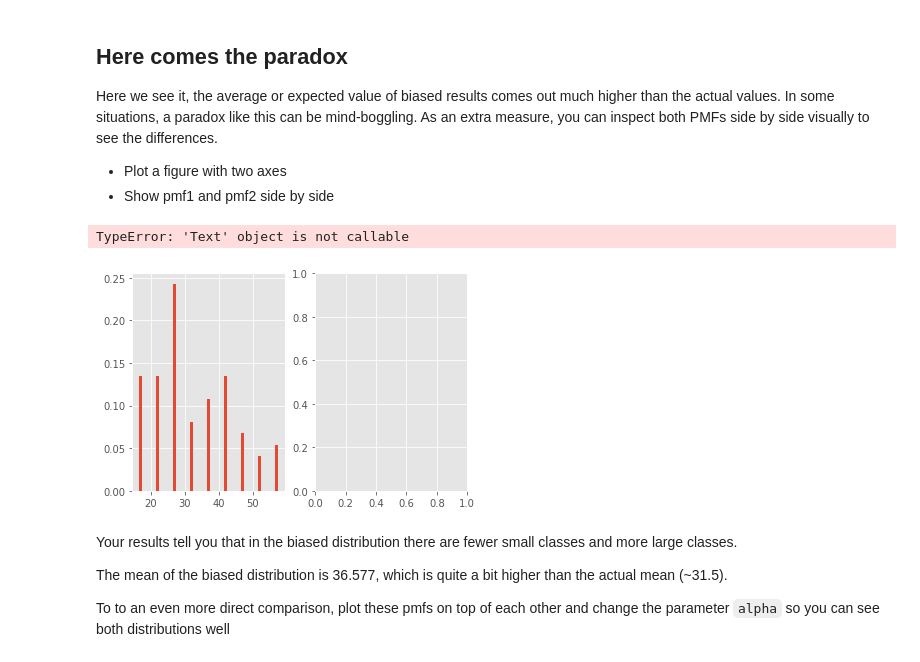
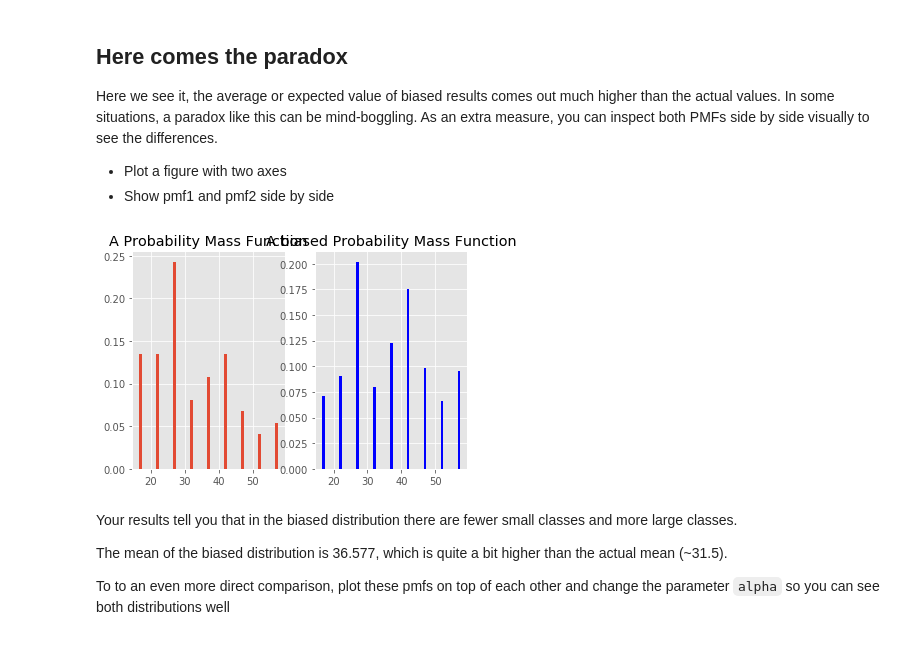
Before and after one commit to Jpeck219/dsc-probability-mass-function-lab-nyc-ds-060319, a Jupyter notebook: index.ipynb, the cells around one changed output. Saved outputs shown, nothing was run; the diff lists cells and outputs as text; code cells hidden in the pictures.

```diff
--- a/index.ipynb
+++ b/index.ipynb
@@ -158,16 +158,15 @@ Here we see it, the average or expected value of biased results comes out much h
 # %%
 # Plot pmfs side by side
 fig, (ax1,ax2) = plt.subplots(1, 2)
 plt.style.use('ggplot')
 
 ax1.bar(sizes, pmf);
-ax1.title("A Probability Mass Function");
+ax1.set_title("A Probability Mass Function");
 
 ax2.bar(sizes, pmf2, color = 'blue');
-ax2.title("A biased Probability Mass Function");
+ax2.set_title("A biased Probability Mass Function");
 # %% [output]
-TypeError: 'Text' object is not callable
-[figure, old version]
+[figure, new version]
 # %% [markdown]
 Your results tell you that in the biased distribution there are fewer small classes and more large classes.
 
```
